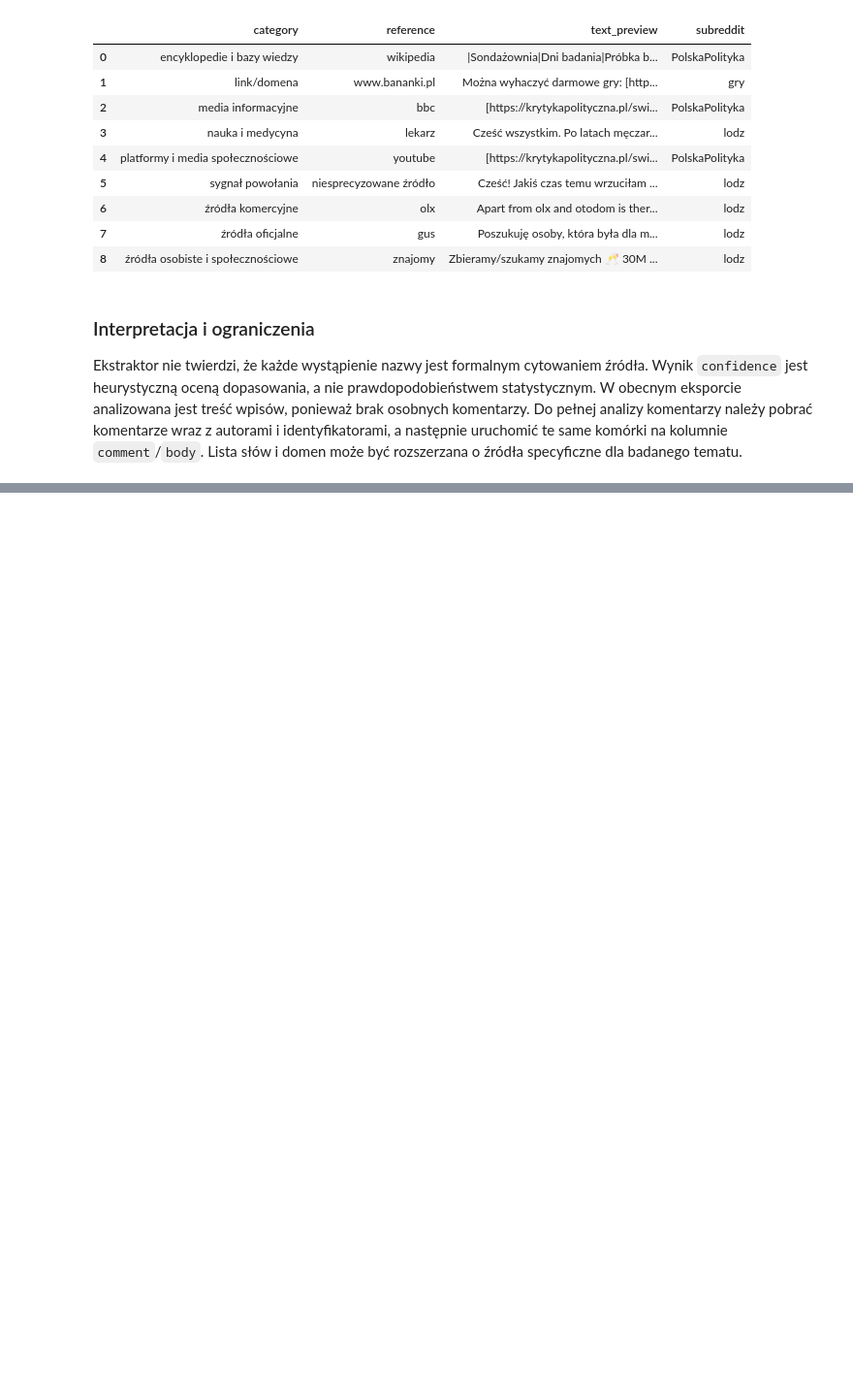
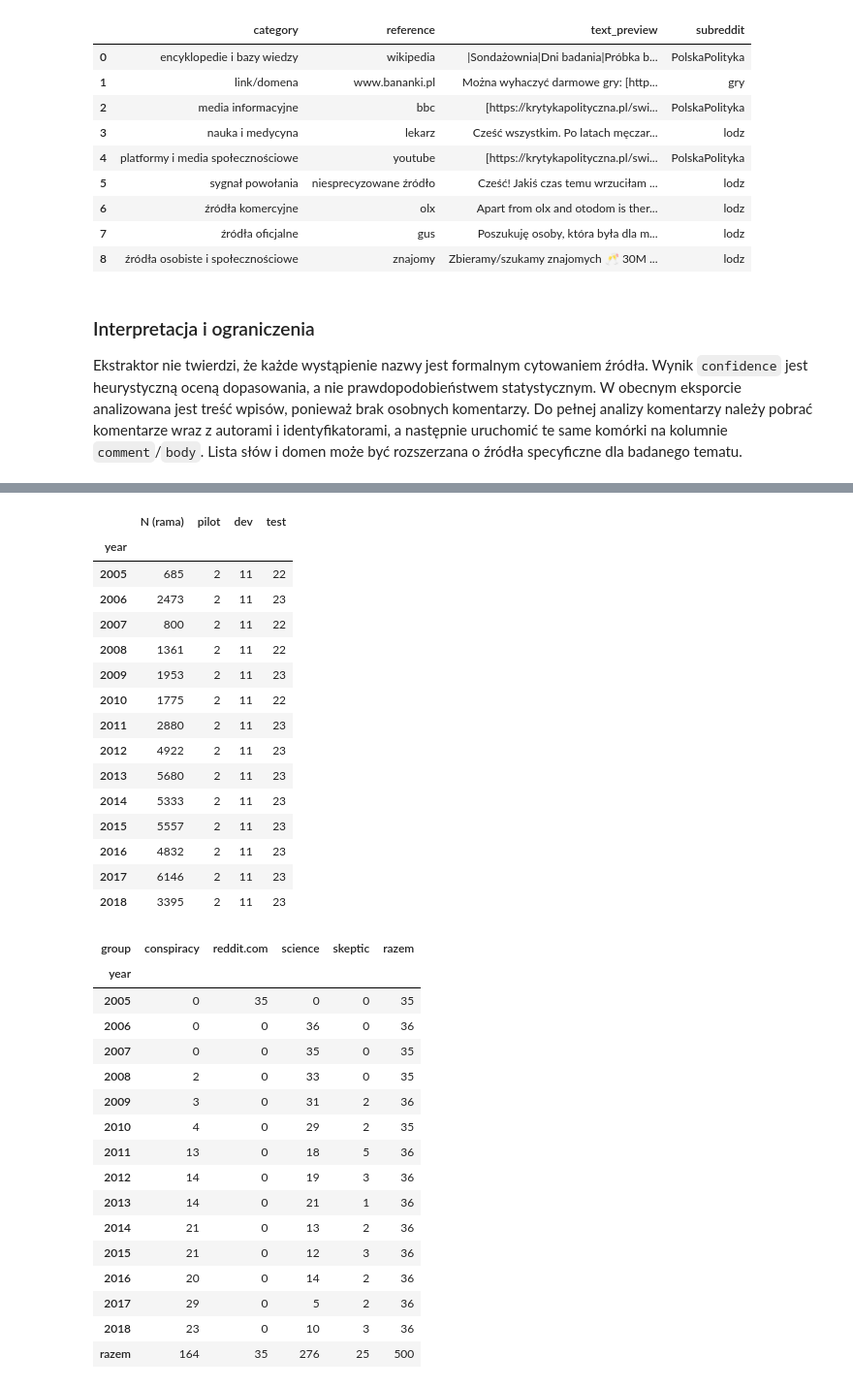
Before and after one commit to igor-sosnowicz/digital-media-analysis, a Jupyter notebook: notebooks/Reditt_EDA.ipynb, the cells around one changed output, grey strips where cells are left out. Shown at 97% size. Cells and saved outputs as stored; diff of their text form; code cells hidden in the pictures; blank space fills up the shorter version.

```diff
--- a/notebooks/Reditt_EDA.ipynb
+++ b/notebooks/Reditt_EDA.ipynb
@@ -433,0 +539,46 @@ Ekstraktor nie twierdzi, że każde wystąpienie nazwy jest formalnym cytowaniem
+# %%
+from digital_media_analysis import gold
+
+try:
+    manifest = gold.load_manifest()
+except FileNotFoundError as error:
+    print(error)
+else:
+    reddit_sample = manifest[manifest["platform"].eq("reddit")]
+    display(gold.year_summary(manifest, "reddit"))
+    display(pd.crosstab(reddit_sample["year"], reddit_sample["group"], margins=True, margins_name="razem"))
+    display(gold.design_summary(manifest, "reddit").round(2))
+# %% [output]
+|  | N (rama) | pilot | dev | test |
+| year |  |  |  |  |
+| 2005 | 685 | 2 | 11 | 22 |
+| 2006 | 2473 | 2 | 11 | 23 |
+| 2007 | 800 | 2 | 11 | 22 |
+| 2008 | 1361 | 2 | 11 | 22 |
+| 2009 | 1953 | 2 | 11 | 23 |
+| 2010 | 1775 | 2 | 11 | 22 |
+| 2011 | 2880 | 2 | 11 | 23 |
+| 2012 | 4922 | 2 | 11 | 23 |
+| 2013 | 5680 | 2 | 11 | 23 |
+| 2014 | 5333 | 2 | 11 | 23 |
+| 2015 | 5557 | 2 | 11 | 23 |
+| 2016 | 4832 | 2 | 11 | 23 |
+| 2017 | 6146 | 2 | 11 | 23 |
+| 2018 | 3395 | 2 | 11 | 23 |
+| group | conspiracy | reddit.com | science | skeptic | razem |
+| year |  |  |  |  |  |
+| 2005 | 0 | 35 | 0 | 0 | 35 |
+| 2006 | 0 | 0 | 36 | 0 | 36 |
+| 2007 | 0 | 0 | 35 | 0 | 35 |
+| 2008 | 2 | 0 | 33 | 0 | 35 |
+| 2009 | 3 | 0 | 31 | 2 | 36 |
+| 2010 | 4 | 0 | 29 | 2 | 35 |
+| 2011 | 13 | 0 | 18 | 5 | 36 |
+| 2012 | 14 | 0 | 19 | 3 | 36 |
+| 2013 | 14 | 0 | 21 | 1 | 36 |
+| 2014 | 21 | 0 | 13 | 2 | 36 |
+| 2015 | 21 | 0 | 12 | 3 | 36 |
+| 2016 | 20 | 0 | 14 | 2 | 36 |
+| 2017 | 29 | 0 | 5 | 2 | 36 |
+| 2018 | 23 | 0 | 10 | 3 | 36 |
+| razem | 164 | 35 | 276 | 25 | 500 |
```
Also changed, not shown: parts of 12 cells of this notebook, 41 other files.
